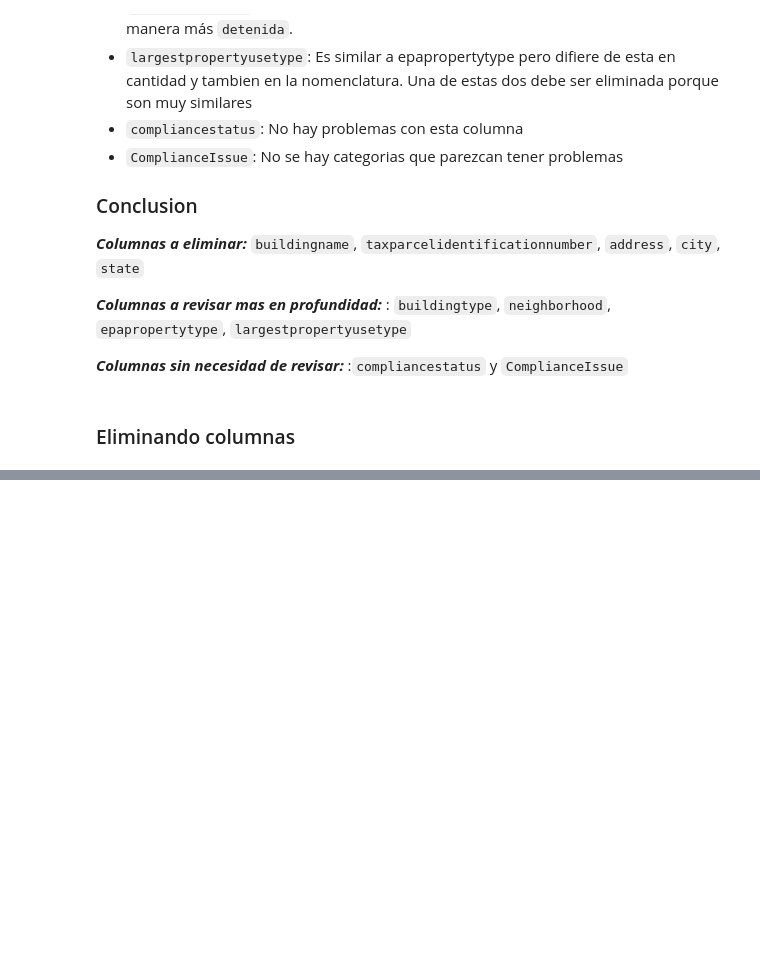
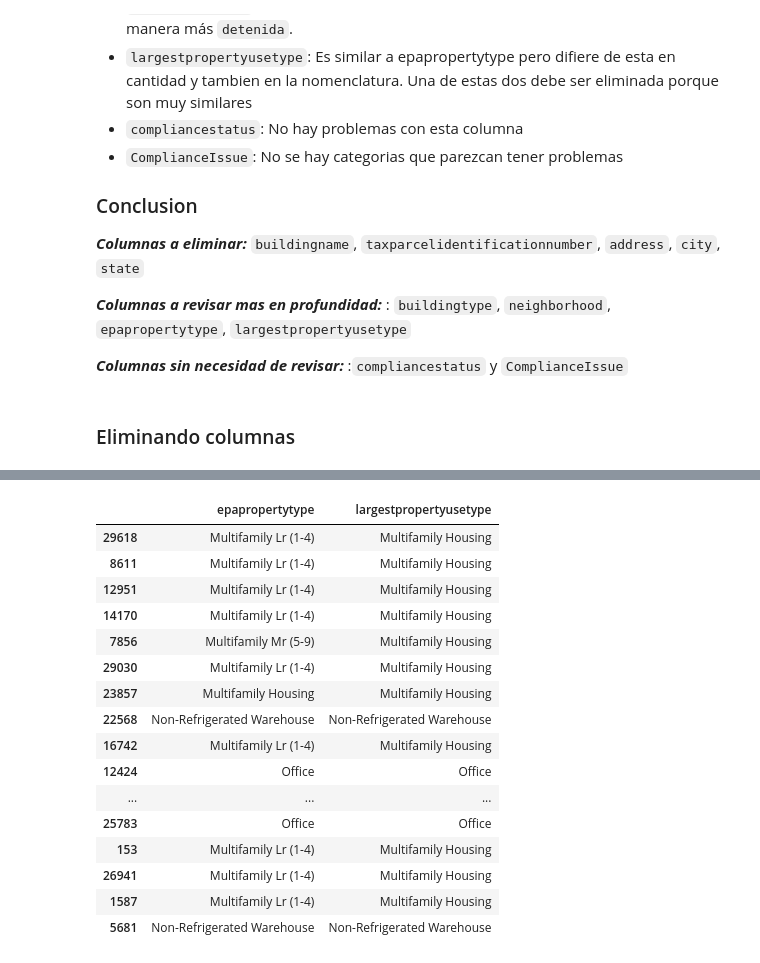
Before and after one commit to LLAES07/seatle, a Jupyter notebook: Notebooks/Proyecto.ipynb, the cells around one changed output, grey strips where cells are left out. Cells and saved outputs as stored; diff of their text form; code cells hidden in the pictures; blank space fills up the shorter version.

```diff
--- a/Notebooks/Proyecto.ipynb
+++ b/Notebooks/Proyecto.ipynb
@@ -274,0 +302,20 @@ Index(['osebuildingid', 'datayear', 'buildingname', 'buildingtype',
+# %%
+df[columnas_a_revisar[-2:]].sample(50)
+# %% [output]
+|  | epapropertytype | largestpropertyusetype |
+| 29618 | Multifamily Lr (1-4) | Multifamily Housing |
+| 8611 | Multifamily Lr (1-4) | Multifamily Housing |
+| 12951 | Multifamily Lr (1-4) | Multifamily Housing |
+| 14170 | Multifamily Lr (1-4) | Multifamily Housing |
+| 7856 | Multifamily Mr (5-9) | Multifamily Housing |
+| 29030 | Multifamily Lr (1-4) | Multifamily Housing |
+| 23857 | Multifamily Housing | Multifamily Housing |
+| 22568 | Non-Refrigerated Warehouse | Non-Refrigerated Warehouse |
+| 16742 | Multifamily Lr (1-4) | Multifamily Housing |
+| 12424 | Office | Office |
+| ... | ... | ... |
+| 25783 | Office | Office |
+| 153 | Multifamily Lr (1-4) | Multifamily Housing |
+| 26941 | Multifamily Lr (1-4) | Multifamily Housing |
+| 1587 | Multifamily Lr (1-4) | Multifamily Housing |
+| 5681 | Non-Refrigerated Warehouse | Non-Refrigerated Warehouse |
```
Also changed, not shown: parts of 17 cells of this notebook.
